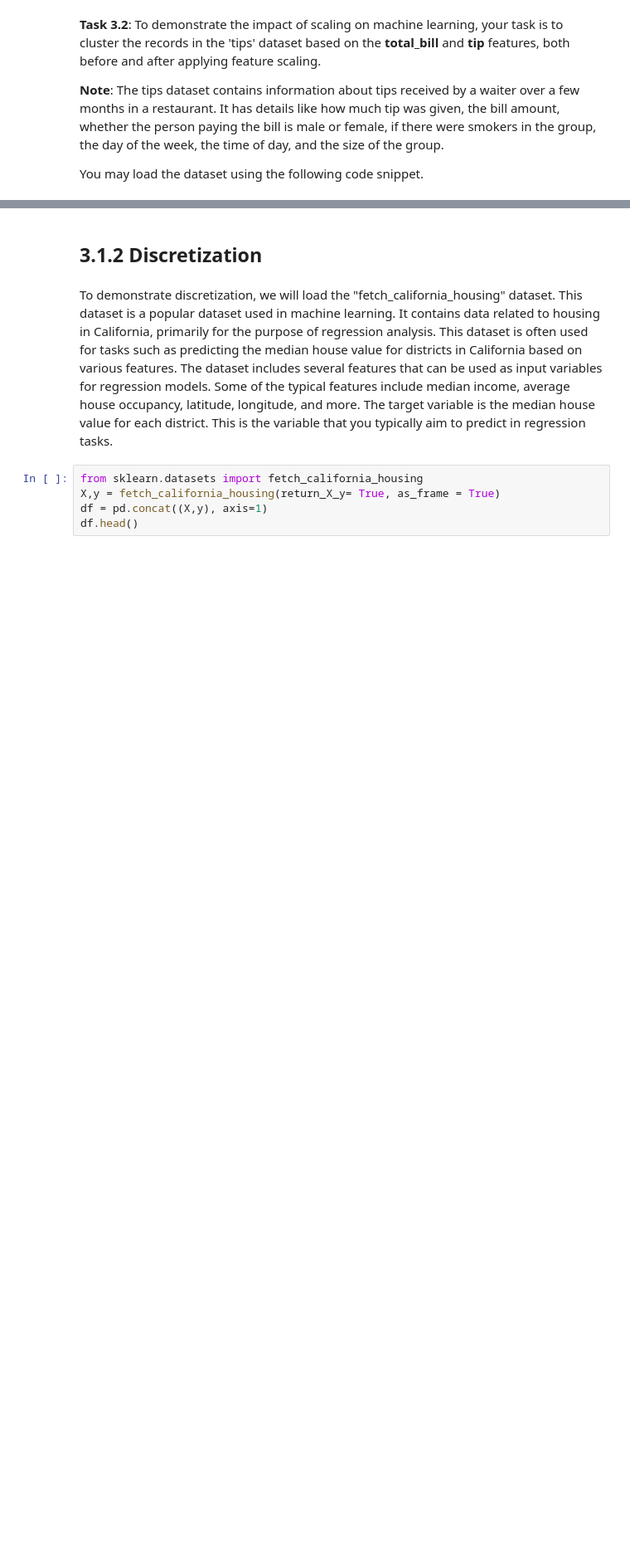
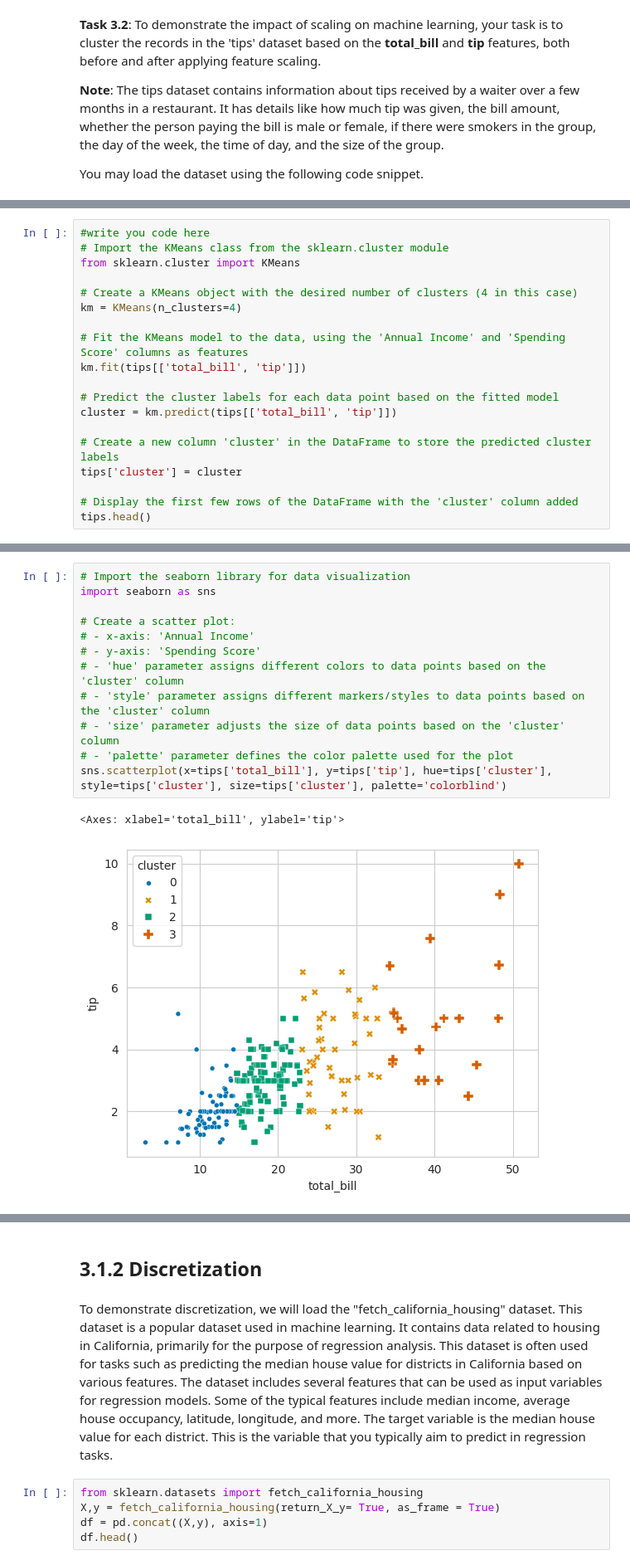
Before and after one commit to faris771/ENCS5141_AI_LAB, a Jupyter notebook: ENCS5141_Exp3_Feature_Engineering.ipynb, the cells around one changed output, grey strips where cells are left out. Shown: that part at 83% size. Cells and saved outputs as stored; diff of their text form; blank space fills up the shorter version.

```diff
--- a/ENCS5141_Exp3_Feature_Engineering.ipynb
+++ b/ENCS5141_Exp3_Feature_Engineering.ipynb
@@ -184,0 +277,19 @@ tips.info()
+# %%
+#write you code here
+# Import the KMeans class from the sklearn.cluster module
+from sklearn.cluster import KMeans
+
+# Create a KMeans object with the desired number of clusters (4 in this case)
+km = KMeans(n_clusters=4)
+
+# Fit the KMeans model to the data, using the 'Annual Income' and 'Spending Score' columns as features
+km.fit(tips[['total_bill', 'tip']])
+
+# Predict the cluster labels for each data point based on the fitted model
+cluster = km.predict(tips[['total_bill', 'tip']])
+
+# Create a new column 'cluster' in the DataFrame to store the predicted cluster labels
+tips['cluster'] = cluster
+
+# Display the first few rows of the DataFrame with the 'cluster' column added
+tips.head()
@@ -184,0 +303,15 @@ tips.info()
+# %%
+# Import the seaborn library for data visualization
+import seaborn as sns
+
+# Create a scatter plot:
+# - x-axis: 'Annual Income'
+# - y-axis: 'Spending Score'
+# - 'hue' parameter assigns different colors to data points based on the 'cluster' column
+# - 'style' parameter assigns different markers/styles to data points based on the 'cluster' column
+# - 'size' parameter adjusts the size of data points based on the 'cluster' column
+# - 'palette' parameter defines the color palette used for the plot
+sns.scatterplot(x=tips['total_bill'], y=tips['tip'], hue=tips['cluster'], style=tips['cluster'], size=tips['cluster'], palette='colorblind')
+# %% [output]
+<Axes: xlabel='total_bill', ylabel='tip'>
+[figure, added]
```
Also changed, not shown: parts of 33 cells of this notebook.
